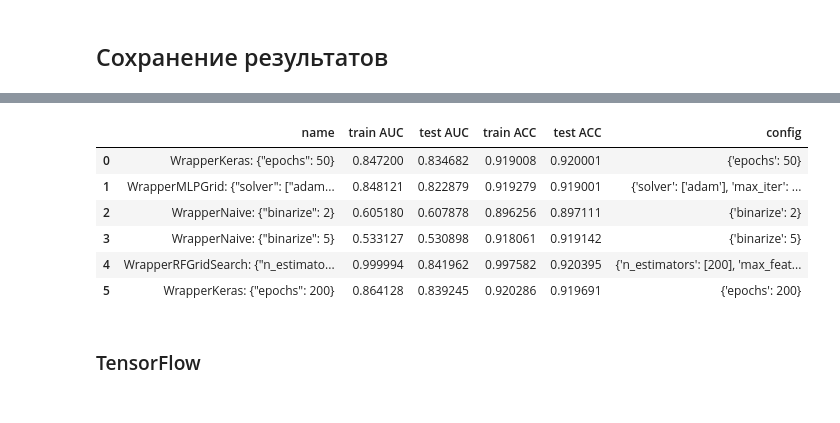
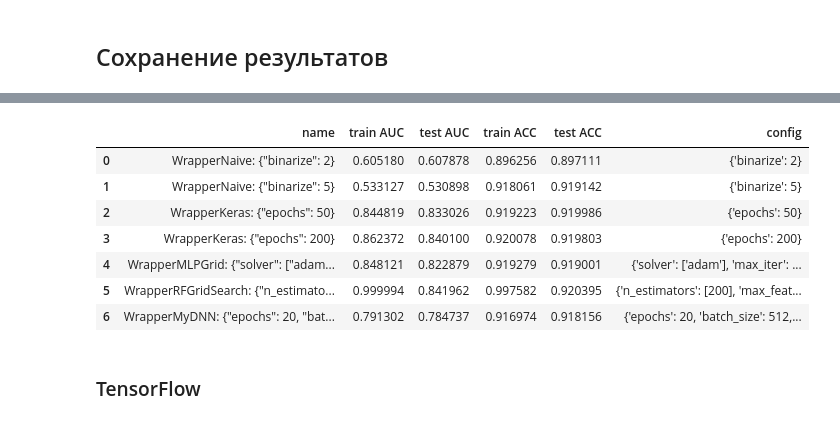
Before and after one commit to aimustaev/churn, a Jupyter notebook: main.ipynb, the cells around one changed output, grey strips where cells are left out. Saved outputs shown, nothing was run; the diff lists cells and outputs as text; code cells hidden in the pictures.

```diff
--- a/main.ipynb
+++ b/main.ipynb
@@ -599,14 +605,15 @@ variables.h5                                   2022-12-31 01:42:46       210364
 ['save/data_ai.pkl']
 # %%
-res_table.s
+res_table
 # %% [output]
 |  | name | train AUC | test AUC | train ACC | test ACC | config |
-| 0 | WrapperKeras: {"epochs": 50} | 0.847200 | 0.834682 | 0.919008 | 0.920001 | {'epochs': 50} |
-| 1 | WrapperMLPGrid: {"solver": ["adam... | 0.848121 | 0.822879 | 0.919279 | 0.919001 | {'solver': ['adam'], 'max_iter': ... |
-| 2 | WrapperNaive: {"binarize": 2} | 0.605180 | 0.607878 | 0.896256 | 0.897111 | {'binarize': 2} |
-| 3 | WrapperNaive: {"binarize": 5} | 0.533127 | 0.530898 | 0.918061 | 0.919142 | {'binarize': 5} |
-| 4 | WrapperRFGridSearch: {"n_estimato... | 0.999994 | 0.841962 | 0.997582 | 0.920395 | {'n_estimators': [200], 'max_feat... |
-| 5 | WrapperKeras: {"epochs": 200} | 0.864128 | 0.839245 | 0.920286 | 0.919691 | {'epochs': 200} |
+| 0 | WrapperNaive: {"binarize": 2} | 0.605180 | 0.607878 | 0.896256 | 0.897111 | {'binarize': 2} |
+| 1 | WrapperNaive: {"binarize": 5} | 0.533127 | 0.530898 | 0.918061 | 0.919142 | {'binarize': 5} |
+| 2 | WrapperKeras: {"epochs": 50} | 0.844819 | 0.833026 | 0.919223 | 0.919986 | {'epochs': 50} |
+| 3 | WrapperKeras: {"epochs": 200} | 0.862372 | 0.840100 | 0.920078 | 0.919803 | {'epochs': 200} |
+| 4 | WrapperMLPGrid: {"solver": ["adam... | 0.848121 | 0.822879 | 0.919279 | 0.919001 | {'solver': ['adam'], 'max_iter': ... |
+| 5 | WrapperRFGridSearch: {"n_estimato... | 0.999994 | 0.841962 | 0.997582 | 0.920395 | {'n_estimators': [200], 'max_feat... |
+| 6 | WrapperMyDNN: {"epochs": 20, "bat... | 0.791302 | 0.784737 | 0.916974 | 0.918156 | {'epochs': 20, 'batch_size': 512,... |
 # %% [markdown]
 ### TensorFlow
 # %%
```
Also changed, not shown: parts of 28 cells of this notebook, 3 other files.
